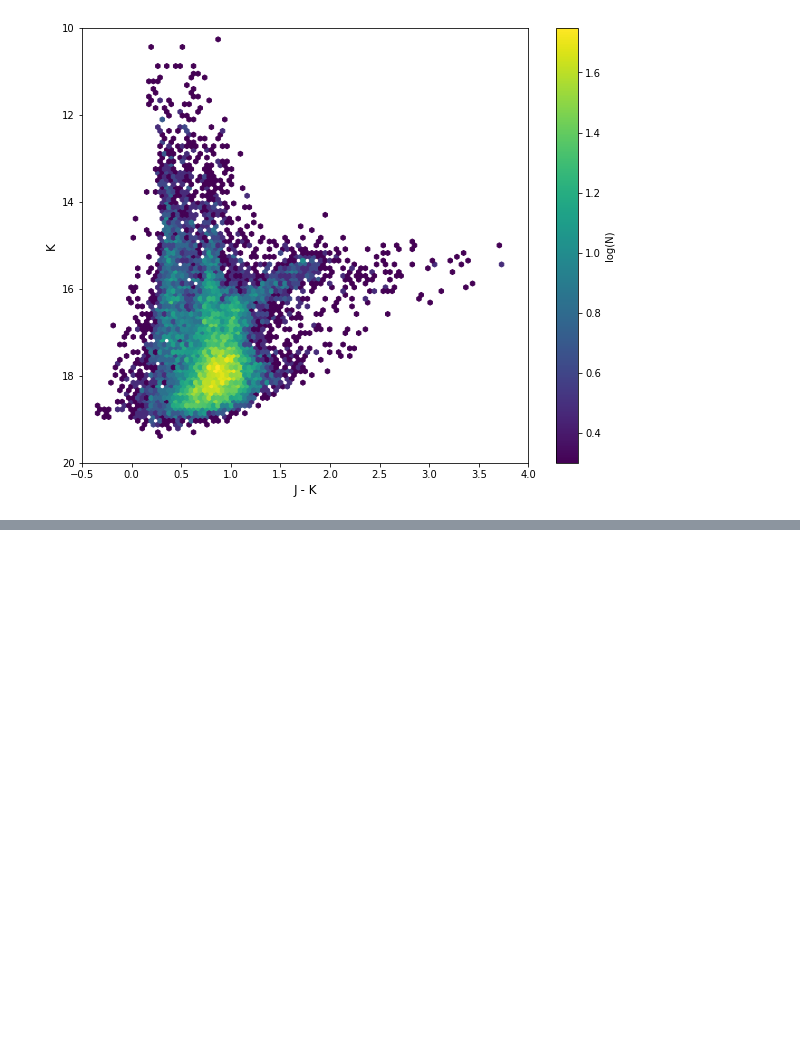
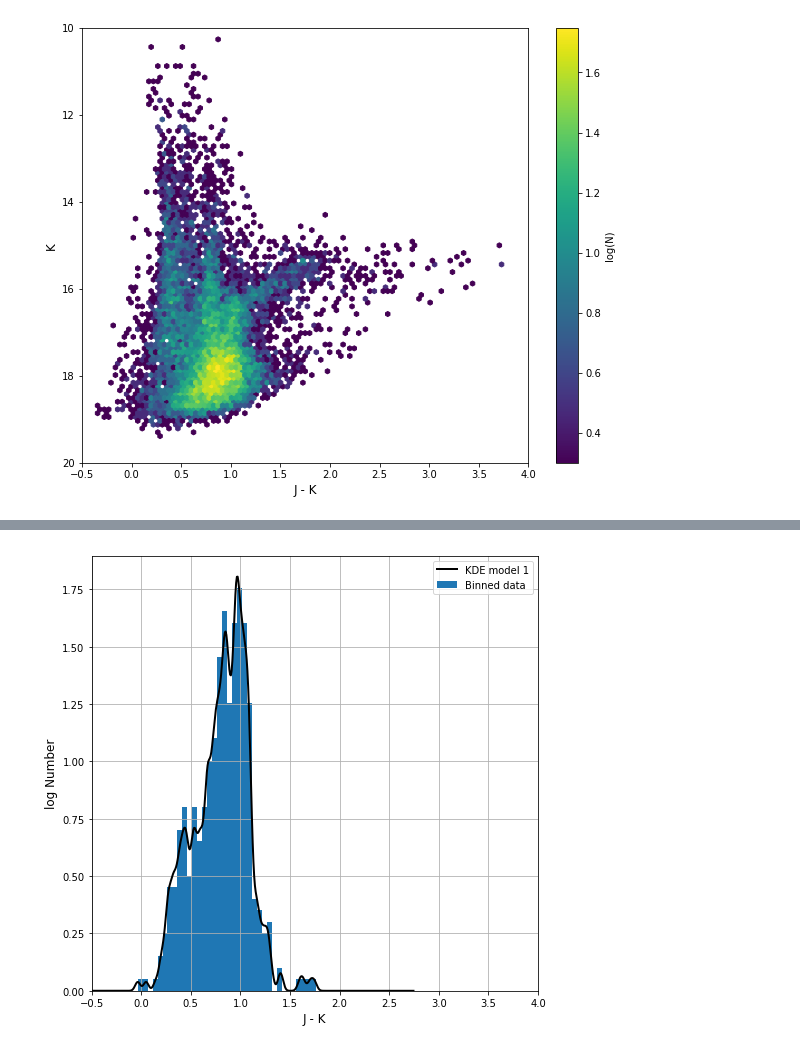
Before and after one commit to alechirschauer/NGC6822, a Jupyter notebook: Color-Cuts_K_vs_J-K_20Nov2018.ipynb, the cells around one changed output, grey strips where cells are left out. Saved outputs shown, nothing was run; the diff lists cells and outputs as text; code cells hidden in the pictures; blank space fills up the shorter version.

```diff
--- a/Color-Cuts_K_vs_J-K_20Nov2018.ipynb
+++ b/Color-Cuts_K_vs_J-K_20Nov2018.ipynb
@@ -382,0 +762,34 @@ plt.close()
+# %%
+# 21
+
+# Bin 1 (K = 17.100 to 16.963)
+#
+kde_data_1 = jMINUSkHIST1.jMINUSk[(jMINUSkHIST1.jMINUSk > -100.0) & (jMINUSkHIST1.jMINUSk < 5.0)].values
+bins=np.arange(min(kde_data_1 ), max(kde_data_1 ) + 0.05, 0.05)
+x_eval_1 = np.linspace(kde_data_1.min() - 1.0, kde_data_1.max() + 1.0, 500)
+kde_1 = gaussian_kde(kde_data_1,bw_method=binwidth)
+#
+plt.figure(figsize=(8,8))
+plt.plot(x_eval_1, kde_1(x_eval_1),'k',lw=2,label='KDE model 1')
+plt.hist(kde_data_1,bins=bins,normed=True,label='Binned data')
+plt.xlim(-0.5, 4.0)
+#plt.xlim(0.57, 0.65)
+#plt.ylim(0.62, 0.70)
+#plt.xlim(0.85, 0.96)
+#plt.ylim(1.3, 1.42)
+#plt.xlim(1.48,1.53)
+#plt.ylim(0.0, 0.001)
+plt.legend()
+plt.xlabel('J - K', size=12)
+plt.ylabel('log Number', size=12)
+plt.grid(True)
+plt.show()
+plt.close()
+#
+### y-intercept: K = 17.0315
+### boundary 1: J-K = 0.60
+### boundary 2: J-K = 0.91
+### boundary 3: J-K = ---
+### boundary 4: J-K = 1.50
+# %% [output]
+[figure, added]
```
Also changed, not shown: parts of 57 cells of this notebook, 1 other file.
